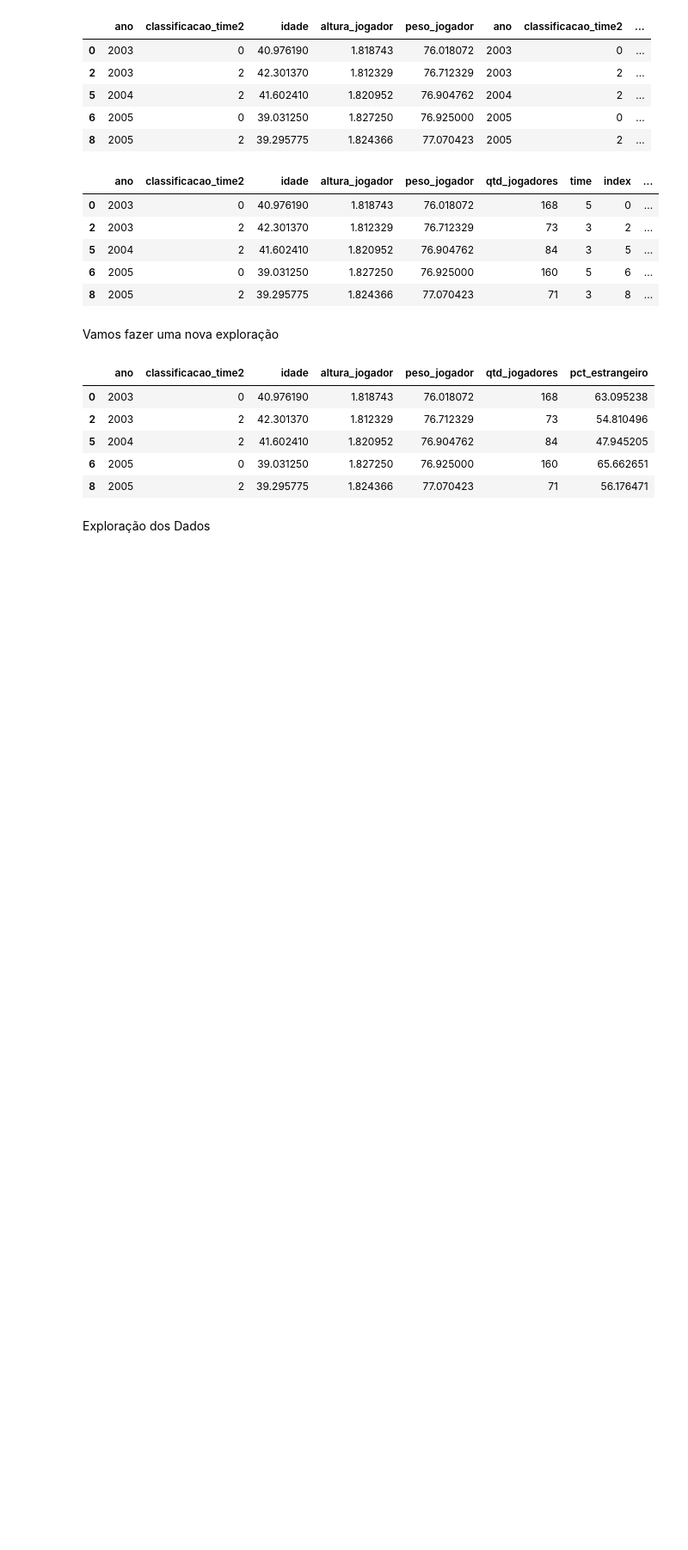
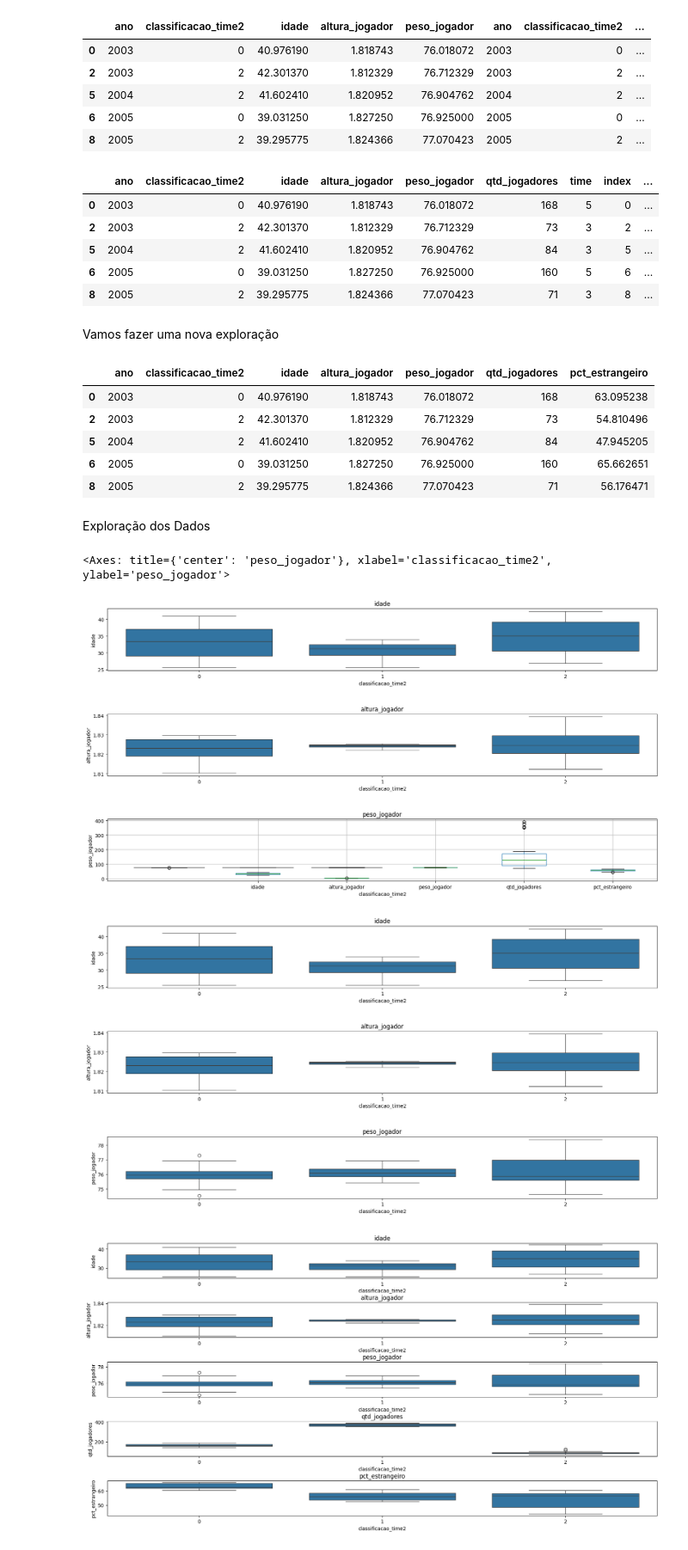
Before and after one commit to abilioepalanga/Modelo-de-previs-o-da-Premier-League-inglesa, a Jupyter notebook: Dados/previsão.ipynb, the cells around one changed output. Shown at 86% size. Saved outputs shown, nothing was run; the diff lists cells and outputs as text; code cells hidden in the pictures; blank space fills up the shorter version.

Commit message:
Plotando os dados

```diff
--- a/Dados/previsão.ipynb
+++ b/Dados/previsão.ipynb
@@ -828,3 +828,25 @@ media_final.head()
 | 8 | 2005 | 2 | 39.295775 | 1.824366 | 77.070423 | 71 | 56.176471 |
 # %% [markdown]
 Exploração dos Dados
+# %%
+#Mostrando graficamente os dados
+media_final.drop(columns=['classificacao_time2','ano']).boxplot(figsize=(16,5))
+# %% [output]
+<Axes: title={'center': 'peso_jogador'}, xlabel='classificacao_time2', ylabel='peso_jogador'>
+# %%
+#Mostrar todas as colunas graficamente com excessão da classificação e ano num boxplot
+num_cols = len([c for c in media_final.columns if c not in ['classificacao_time2','ano']])
+fig, axs = plt.subplots(num_cols, 1, figsize=(20, 10), sharey=False)
+fig.subplots_adjust(hspace=.7, wspace=0.2)
+i=0
+for j,c in enumerate(media_final.columns):
+    if c not in ['classificacao_time2','ano']:
+        sns.boxplot(x='classificacao_time2', y=c,data=media_final, ax=axs[i])
+        axs[i].set_title(c)
+        i+=1
+
+plt.show()
+# %% [output]
+[figure, added]
+[figure, added]
+[figure, added]
```
Also changed, not shown: parts of 1 cell of this notebook.
